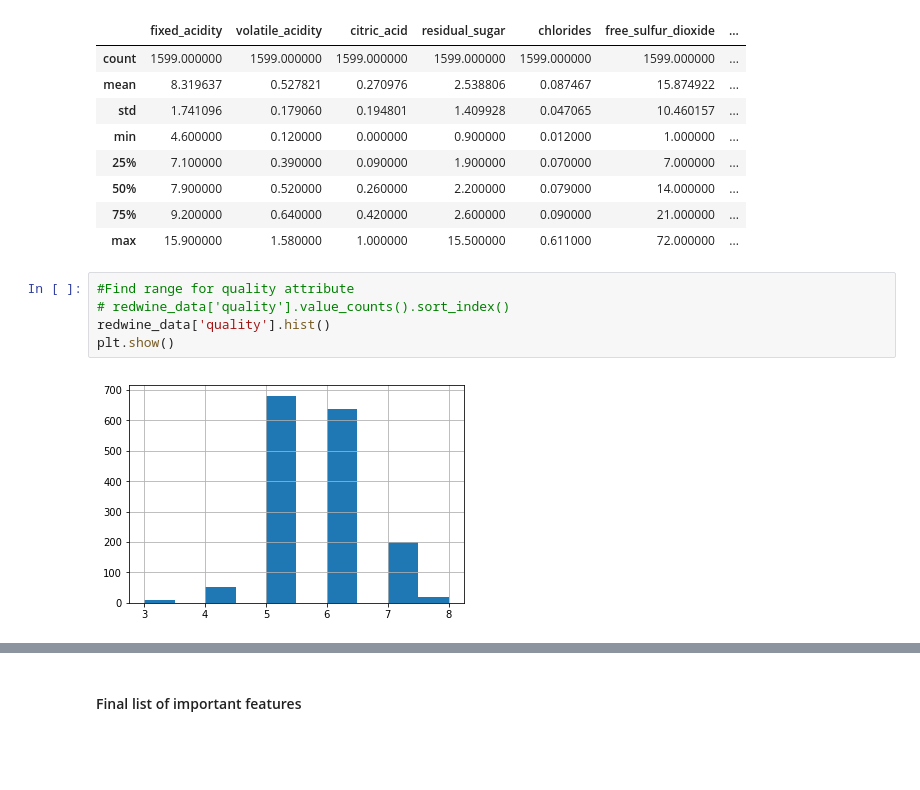
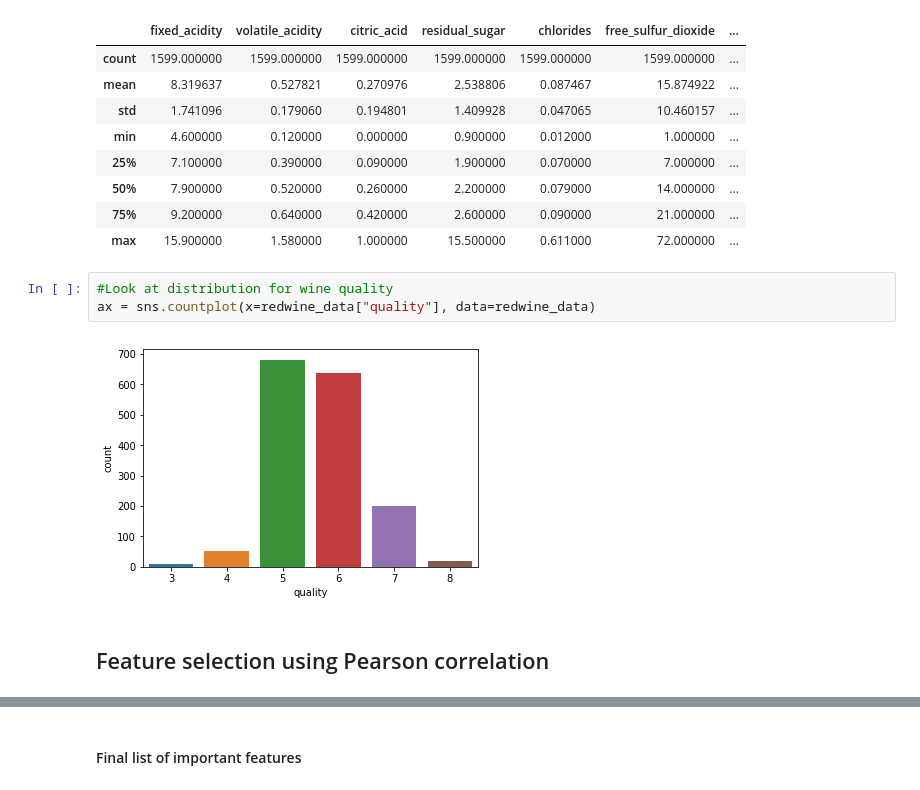
Before and after one commit to rahulughade/winequality, a Jupyter notebook: redwine.ipynb, the cells around one changed output, grey strips where cells are left out. Saved outputs shown, nothing was run; the diff lists cells and outputs as text; blank space fills up the shorter version.

```diff
--- a/redwine.ipynb
+++ b/redwine.ipynb
@@ -67,11 +67,11 @@ redwine_data.describe()
 | 50% | 7.900000 | 0.520000 | 0.260000 | 2.200000 | 0.079000 | 14.000000 | ... |
 | 75% | 9.200000 | 0.640000 | 0.420000 | 2.600000 | 0.090000 | 21.000000 | ... |
 | max | 15.900000 | 1.580000 | 1.000000 | 15.500000 | 0.611000 | 72.000000 | ... |
-# %%
-#Find range for quality attribute
-# redwine_data['quality'].value_counts().sort_index()
-redwine_data['quality'].hist()
-plt.show()
-# %% [output]
-[figure, removed]
+# %%
+#Look at distribution for wine quality
+ax = sns.countplot(x=redwine_data["quality"], data=redwine_data)
+# %% [output]
+[figure, added]
+# %% [markdown]
+## Feature selection using Pearson correlation
 # %%
```
Also changed, not shown: parts of 63 cells of this notebook, 1 other file.
